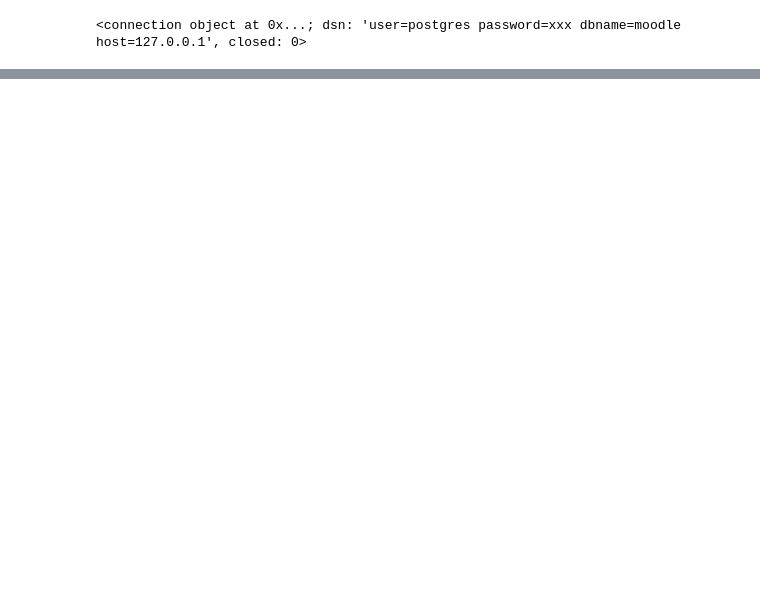
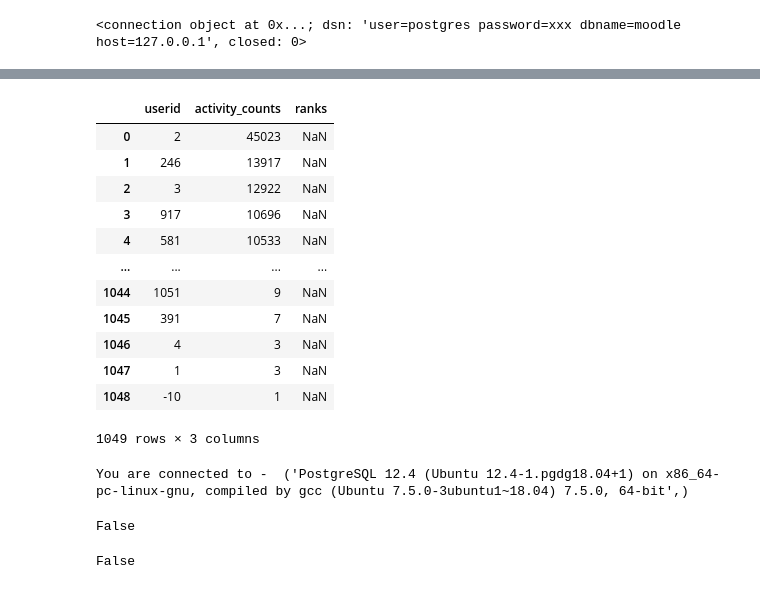
Before and after one commit to Patrick5455/Moodle_LMS_Log_Data_Mining_and_Analytics, a Jupyter notebook: analysis/etl.ipynb, the cells around one changed output, grey strips where cells are left out. Cells and saved outputs as stored; diff of their text form; code cells hidden in the pictures; blank space fills up the shorter version.

```diff
--- a/analysis/etl.ipynb
+++ b/analysis/etl.ipynb
@@ -807,0 +792,2 @@ moodle_usage.get_activity_counts()
+# %%
+x = moodle_usage.get_activity_counts()
@@ -811,0 +840,16 @@ moodle_usage.connection
+# %%
+x
+# %% [output]
+|  | userid | activity_counts | ranks |
+| 0 | 2 | 45023 | NaN |
+| 1 | 246 | 13917 | NaN |
+| 2 | 3 | 12922 | NaN |
+| 3 | 917 | 10696 | NaN |
+| 4 | 581 | 10533 | NaN |
+| ... | ... | ... | ... |
+| 1044 | 1051 | 9 | NaN |
+| 1045 | 391 | 7 | NaN |
+| 1046 | 4 | 3 | NaN |
+| 1047 | 1 | 3 | NaN |
+| 1048 | -10 | 1 | NaN |
+1049 rows × 3 columns
@@ -811,0 +905,4 @@ moodle_usage.connection
+# %%
+user_grades = PullUserGrades(user='postgres', host='127.0.0.1', db='moodle')
+# %% [output]
+You are connected to -  ('PostgreSQL 12.4 (Ubuntu 12.4-1.pgdg18.04+1) on x86_64-pc-linux-gnu, compiled by gcc (Ubuntu 7.5.0-3ubuntu1~18.04) 7.5.0, 64-bit',)
@@ -811,0 +911,8 @@ moodle_usage.connection
+# %%
+merge_user_grades.finalgrade.isna().any()
+# %% [output]
+False
+# %%
+merge_user_grades.gender.isna().any()
+# %% [output]
+False
```
Also changed, not shown: parts of 9 cells of this notebook.
